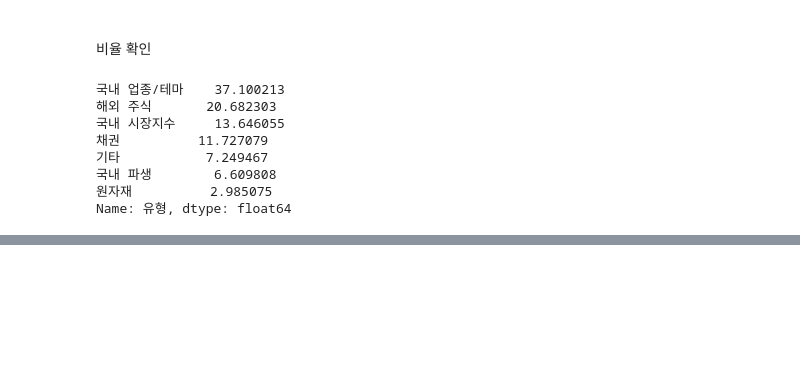
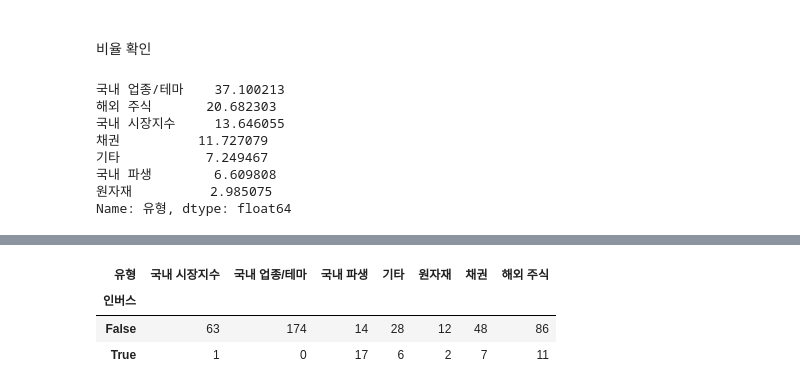
Before and after one commit to zgotter/financial-data-analysis-with-python, a Jupyter notebook: 09_ETF-data-analysis-and-visualization.ipynb, the cells around one changed output, grey strips where cells are left out. Saved outputs shown, nothing was run; the diff lists cells and outputs as text; code cells hidden in the pictures; blank space fills up the shorter version.

```diff
--- a/09_ETF-data-analysis-and-visualization.ipynb
+++ b/09_ETF-data-analysis-and-visualization.ipynb
@@ -382,0 +411,7 @@ Name: 유형, dtype: float64
+# %%
+pd.crosstab(df['인버스'], df['유형'])
+# %% [output]
+| 유형 | 국내 시장지수 | 국내 업종/테마 | 국내 파생 | 기타 | 원자재 | 채권 | 해외 주식 |
+| 인버스 |  |  |  |  |  |  |  |
+| False | 63 | 174 | 14 | 28 | 12 | 48 | 86 |
+| True | 1 | 0 | 17 | 6 | 2 | 7 | 11 |
```
Also changed, not shown: parts of 14 cells of this notebook.
